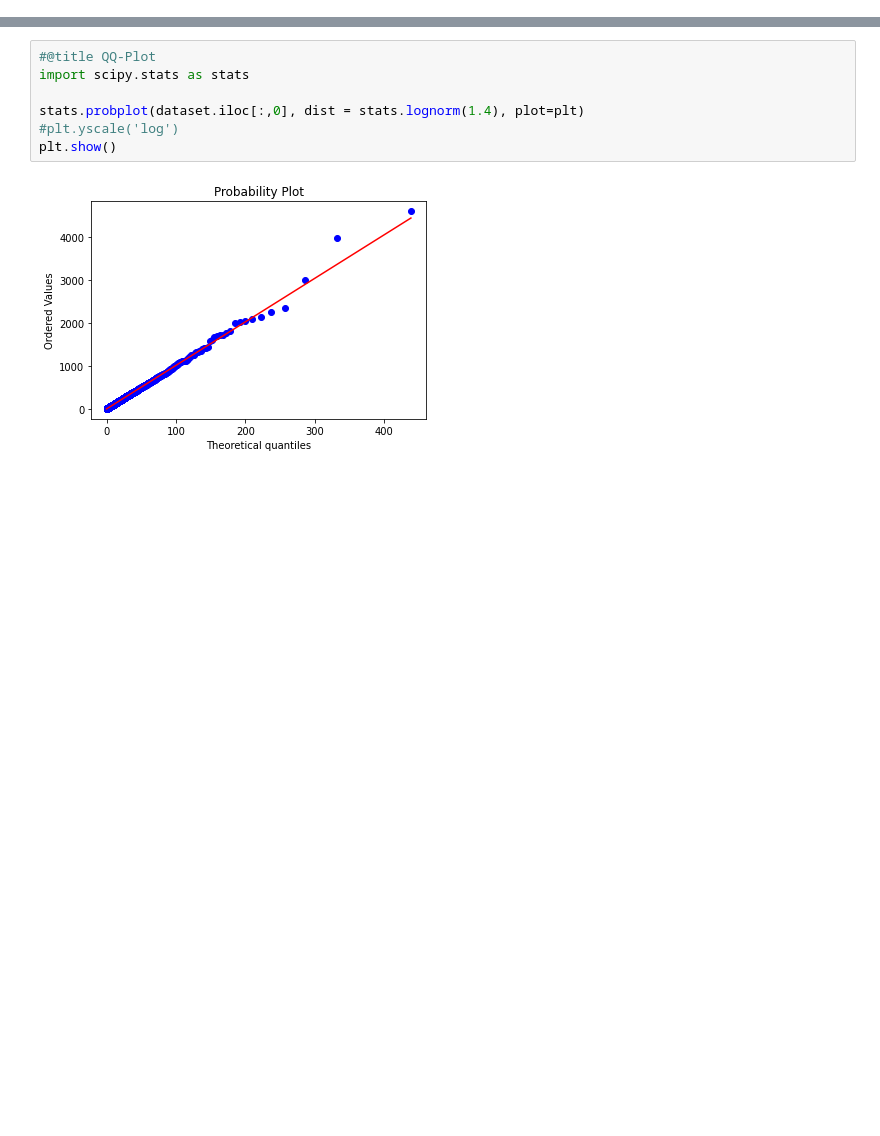
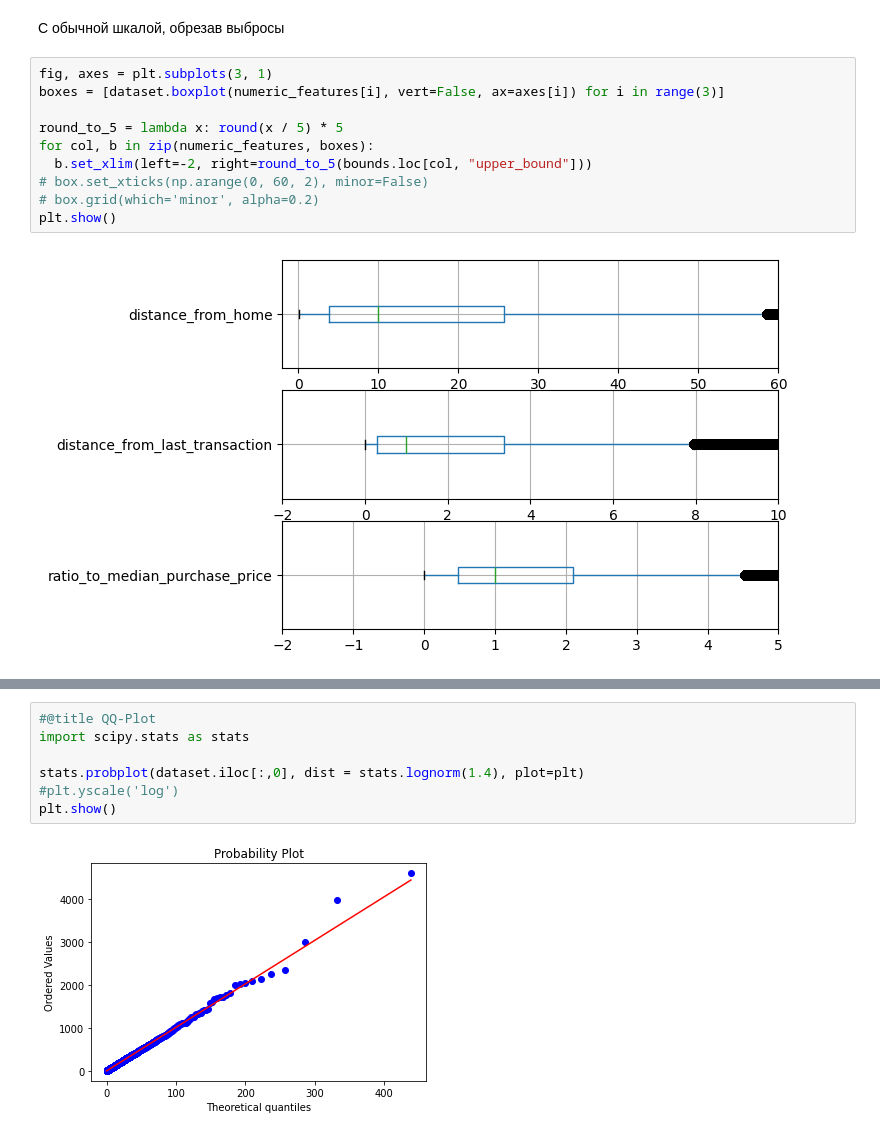
Before and after one commit to antohachekhov/Credit-Card-Fraud, a Jupyter notebook: eda_dataset.ipynb, the cells around one changed output, grey strips where cells are left out. Drawn from its saved outputs; the diff is of its cells as text; blank space fills up the shorter version.

```diff
--- a/eda_dataset.ipynb
+++ b/eda_dataset.ipynb
@@ -284,0 +140,14 @@ sns.pairplot(dataset, hue='fraud')
+# %% [markdown]
+С обычной шкалой, обрезав выбросы
+# %%
+fig, axes = plt.subplots(3, 1)
+boxes = [dataset.boxplot(numeric_features[i], vert=False, ax=axes[i]) for i in range(3)]
+
+round_to_5 = lambda x: round(x / 5) * 5
+for col, b in zip(numeric_features, boxes):
+  b.set_xlim(left=-2, right=round_to_5(bounds.loc[col, "upper_bound"]))
+# box.set_xticks(np.arange(0, 60, 2), minor=False)
+# box.grid(which='minor', alpha=0.2)
+plt.show()
+# %% [output]
+[figure, added]
```
Also changed, not shown: parts of 52 cells of this notebook.
